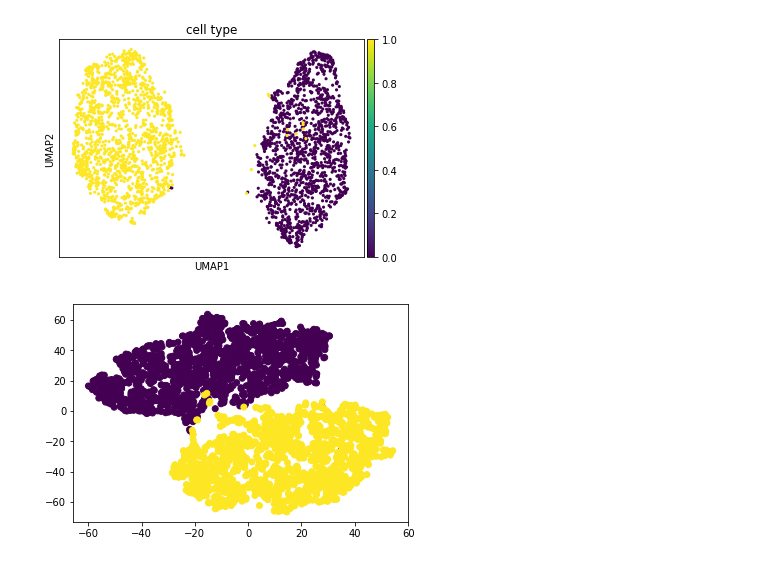
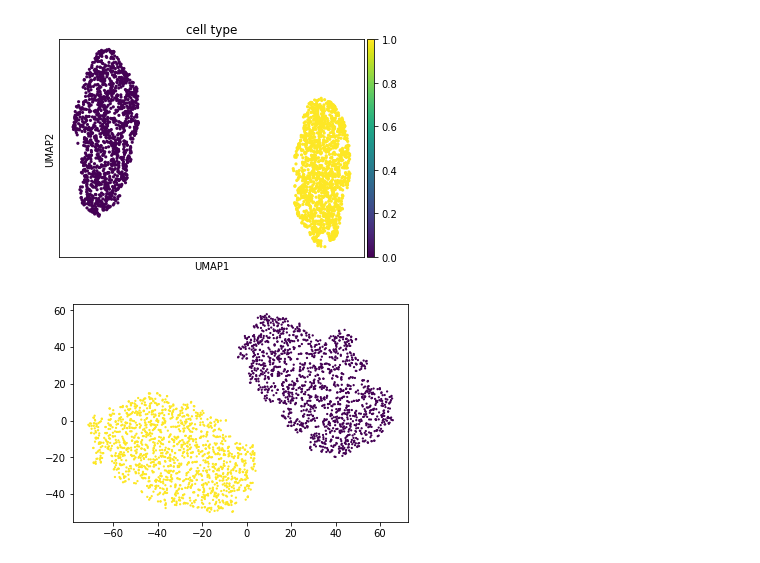
Before and after one commit to dengwx11/VCSC, a Jupyter notebook: VAE_version1.ipynb, the cells around one changed output. Cells and saved outputs as stored; diff of their text form; code cells hidden in the pictures.

```diff
--- a/VAE_version1.ipynb
+++ b/VAE_version1.ipynb
@@ -55,17 +57,17 @@ class Generate_X:
         S = np.matmul(L,L.transpose())
         return S
 
-    def generate(self, m_vec, n_vec, same_mean = True, same_sigma = True):
+    def generate(self, n_ct, n_vec, same_mean = True, same_sigma = True):
         """
-        m_vec: the vector of #m off-diagonal nonzero cov entries
+        n_ct: int, the number of cell types
         n_vec: the vector of cell size
         """
-        assert len(m_vec) == len(n_vec)
+        assert n_ct == len(n_vec)
         ct_label = []
         rst = []
         covmat = []
         meanmat = []
-        for ct in range(len(m_vec)):  # ct: cell type
+        for ct in range(n_ct):  # ct: cell type
             if same_sigma:
                 Sigma = np.diag(self.sigma)
             else:
@@ -74,7 +76,7 @@ class Generate_X:
             if same_mean:
                 mean = self.mean
             else:
-                mean = np.random.rand(self.p)*2
+                mean = (np.random.rand(self.p)-0.5)*10
             MVN = np.random.multivariate_normal(mean, Sigma, n_vec[ct])
             #print(MVN)
             rst.append(MVN)
@@ -94,7 +96,10 @@ def sim_sample_indices(sample_size):
     return np.asarray(sample_indices).flatten()
 # %%
 class CytofDataset_Sim(Dataset):
-    """ Create CyTOF dataset for Pytorch in Simulation"""
+    """ Create CyTOF dataset for Pytorch in Simulation
+        The class contains __len__() and __getitem__() which could be used for dataloader.
+
+    """
 
     def __init__(self,X, sample_indices, label_indices):
         self.dense = type(X) is np.ndarray
@@ -111,21 +116,21 @@ class CytofDataset_Sim(Dataset):
         return self._X.shape[0]
 
     def __getitem__(self, idx):
-        return idx
+        return self.X[idx], self.samples[idx], self.labels[idx]
 
-    def collate_fn(self, batch):
-        indexes = np.array(batch)
-        X = self.X[indexes]
-        return self.collate_fn_end(X, indexes)
+#    def collate_fn(self, batch):
+#        indexes = np.array(batch)
+#        X = self.X[indexes]
+#        return self.collate_fn_end(X, indexes)
+#
+#    def collate_fn_end(self, X, indexes):
 
-    def collate_fn_end(self, X, indexes):
-
-        if self.dense:
-            X = torch.from_numpy(X)
-        else:
-            X = torch.FloatTensor(X.toarray())
-        return X,  torch.LongTensor(self.samples[indexes]), \
-                   torch.LongTensor(self.labels[indexes])
+#        if self.dense:
+#            X = torch.from_numpy(X)
+#        else:
+#            X = torch.FloatTensor(X.toarray())
+#        return X,  torch.LongTensor(self.samples[indexes]), \
+#                   torch.LongTensor(self.labels[indexes])
 
 
     def get_sample(self, sample_sublist):
@@ -672,9 +689,11 @@ sc.tl.umap(adata, min_dist = 0.1)
 # %%
 sc.pl.umap(adata, color = 'cell type')
 # %% [output]
-[figure, old version]
+[figure, new version]
 # %%
 X_embedded = TSNE(n_components=2).fit_transform(gene_dataset.X)
-raw_plt = plt.scatter(X_embedded[:,0], X_embedded[:,1], c = gene_dataset.labels)
+#raw_plt = plt.scatter(X_embedded[:,0], X_embedded[:,1], c = gene_dataset.labels)
+plt.scatter(X_embedded[:,0], X_embedded[:,1], c = gene_dataset.labels, s = [1.5]*len(X_embedded))
+plt.savefig('./figures/raw.80132019.3000.png')
 # %% [output]
-[figure, old version]
+[figure, new version]
```
Also changed, not shown: parts of 39 cells of this notebook.
